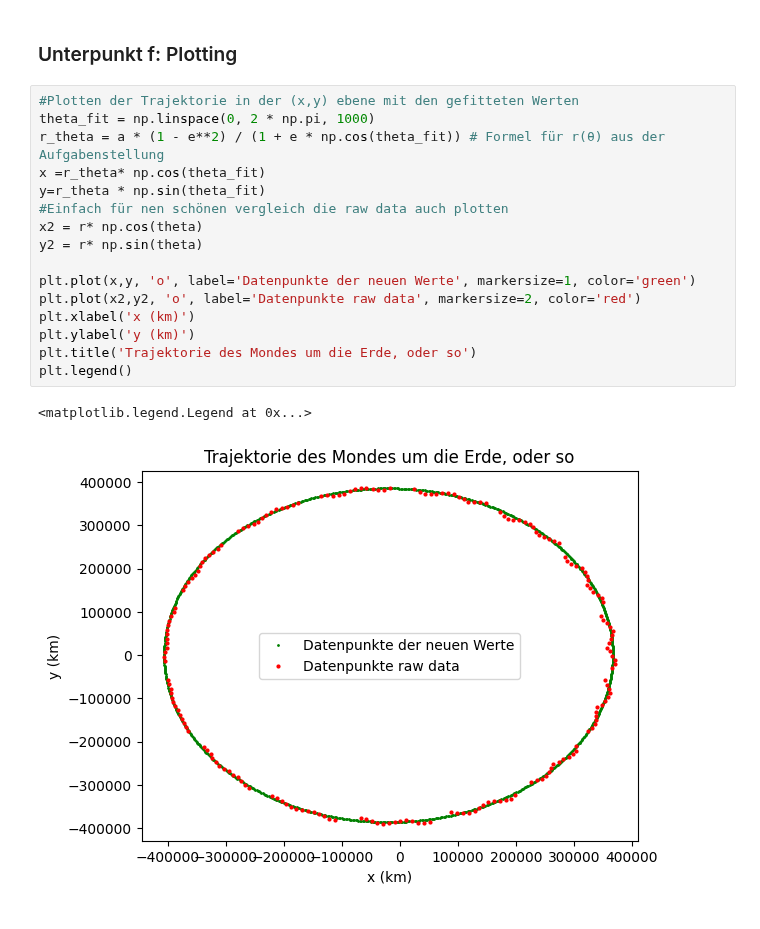
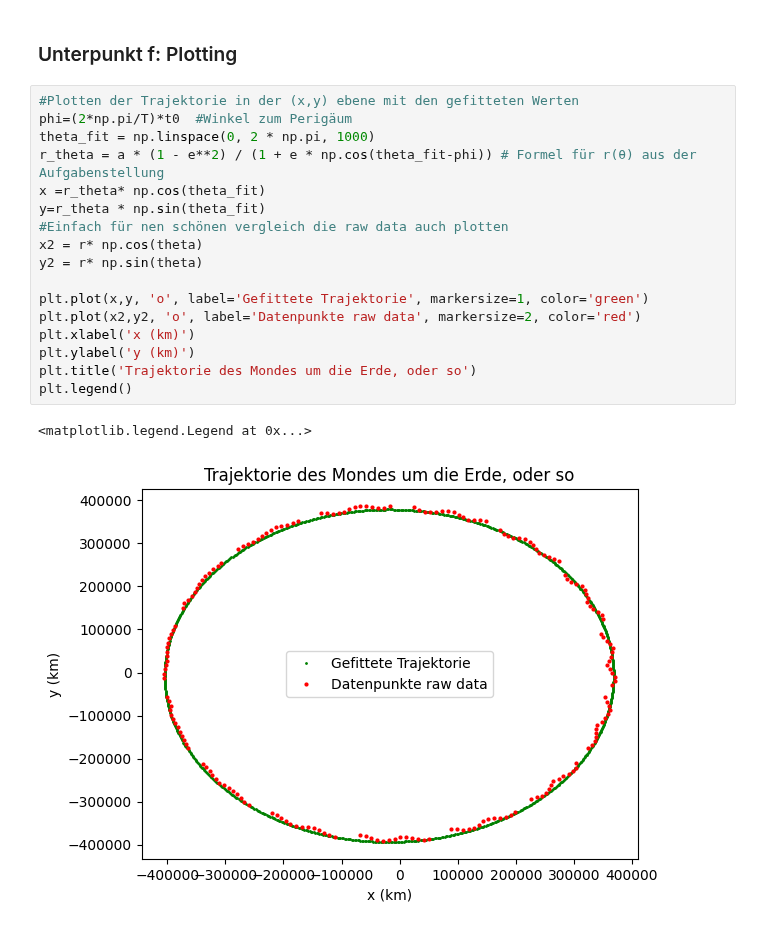
Before and after one commit to OverAmpJinx/CompPhyWS25, a Jupyter notebook: Assignment1/1.1twobodytrajectory.ipynb, the cells around one changed output. Cells and saved outputs as stored; diff of their text form.

```diff
--- a/Assignment1/1.1twobodytrajectory.ipynb
+++ b/Assignment1/1.1twobodytrajectory.ipynb
@@ -119,20 +119,21 @@ Größe Hablachse a = 386497.113106 km
 ### Unterpunkt f: Plotting
 # %%
 #Plotten der Trajektorie in der (x,y) ebene mit den gefitteten Werten
+phi=(2*np.pi/T)*t0  #Winkel zum Perigäum
 theta_fit = np.linspace(0, 2 * np.pi, 1000)
-r_theta = a * (1 - e**2) / (1 + e * np.cos(theta_fit)) # Formel für r(θ) aus der Aufgabenstellung
+r_theta = a * (1 - e**2) / (1 + e * np.cos(theta_fit-phi)) # Formel für r(θ) aus der Aufgabenstellung
 x =r_theta* np.cos(theta_fit)
 y=r_theta * np.sin(theta_fit)
 #Einfach für nen schönen vergleich die raw data auch plotten
 x2 = r* np.cos(theta)
 y2 = r* np.sin(theta)
 
-plt.plot(x,y, 'o', label='Datenpunkte der neuen Werte', markersize=1, color='green')
+plt.plot(x,y, 'o', label='Gefittete Trajektorie', markersize=1, color='green')
 plt.plot(x2,y2, 'o', label='Datenpunkte raw data', markersize=2, color='red')
 plt.xlabel('x (km)')
 plt.ylabel('y (km)')
 plt.title('Trajektorie des Mondes um die Erde, oder so')
 plt.legend()
 # %% [output]
 <matplotlib.legend.Legend at 0x...>
-[figure, old version]
+[figure, new version]
```
